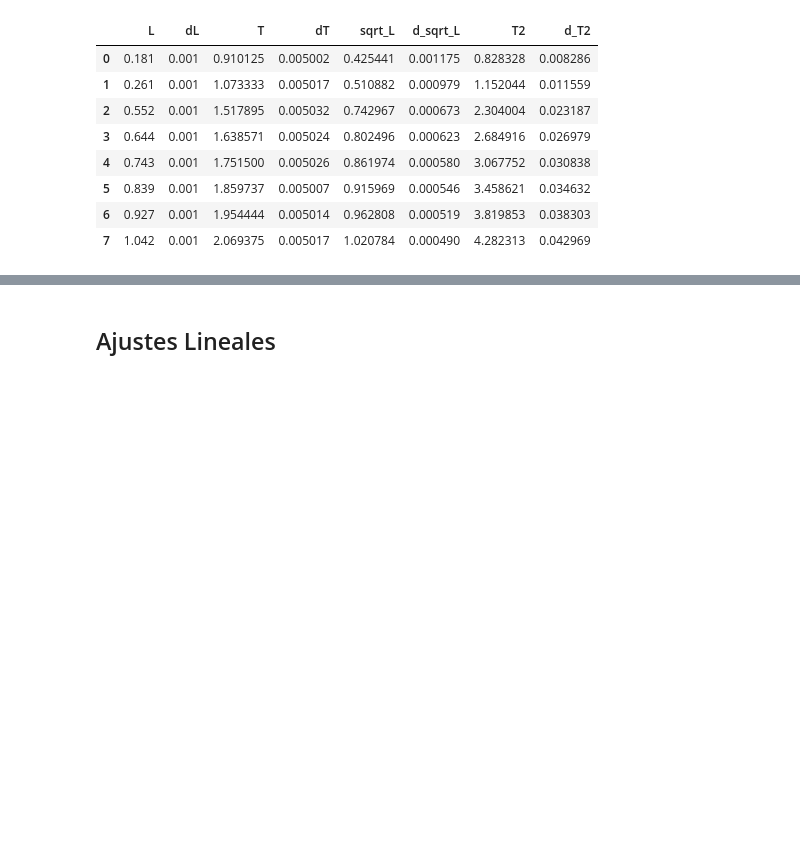
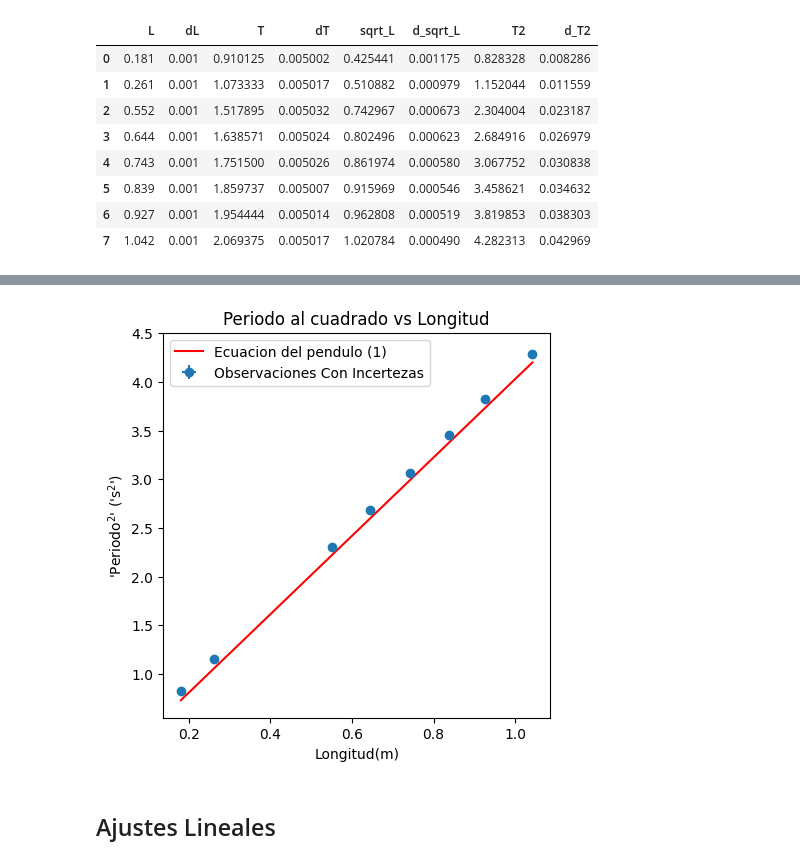
Before and after one commit to MatiMoran/Mecanica-y-Termodinamica-2024-1C, a Jupyter notebook: laboratorios/Labo03-04/Labo02.ipynb, the cells around one changed output, grey strips where cells are left out. Cells and saved outputs as stored; diff of their text form; code cells hidden in the pictures; blank space fills up the shorter version.

```diff
--- a/laboratorios/Labo03-04/Labo02.ipynb
+++ b/laboratorios/Labo03-04/Labo02.ipynb
@@ -81,7 +82,7 @@ for freq in freqs:
 
     fig = plt.figure(figsize=(15,5))
     df_low_freq['1042mm'].plot()
-    plt.title(f"Pendulo de longitud L = {c} y frecuencia = {1/freq:.2f} Hz")
+    plt.title(f"Pendulo de longitud L = {'1042mm'} y frecuencia = {1/freq:.2f} Hz")
     plt.xlabel("Tiempo (s)")
     plt.ylabel("Voltaje (V)")
     plt.xlim([10, 15])
@@ -470,3 +501,23 @@ incertezas
+# %%
+plt.figure(figsize=(5,5))
+plt.title("Periodo al cuadrado vs Longitud")
+plt.xlabel(("Longitud(m)"))
+plt.ylabel((r"'Periodo$^2$' ('s$^2$')"))
+
+plt.errorbar(incertezas['L'], incertezas['T2'], xerr=incertezas['dL'], yerr=incertezas['d_T2'], fmt='o', label='Observaciones Con Incertezas')
+
+x_values = np.linspace(min(incertezas['L']), max(incertezas['L']), 100)
+
+def ecuacion_del_pendulo_3(L):
+    return 4 * np.pi**2 * L / g_real
+
+plt.plot(x_values, ecuacion_del_pendulo_3(x_values), color='red', label='Ecuacion del pendulo (1)')
+
+plt.legend()
+
+plt.show()
+# %% [output]
+[figure, added]
 # %% [markdown]
 ## Ajustes Lineales
 # %%
```
Also changed, not shown: parts of 9 cells of this notebook, 2 other files.
